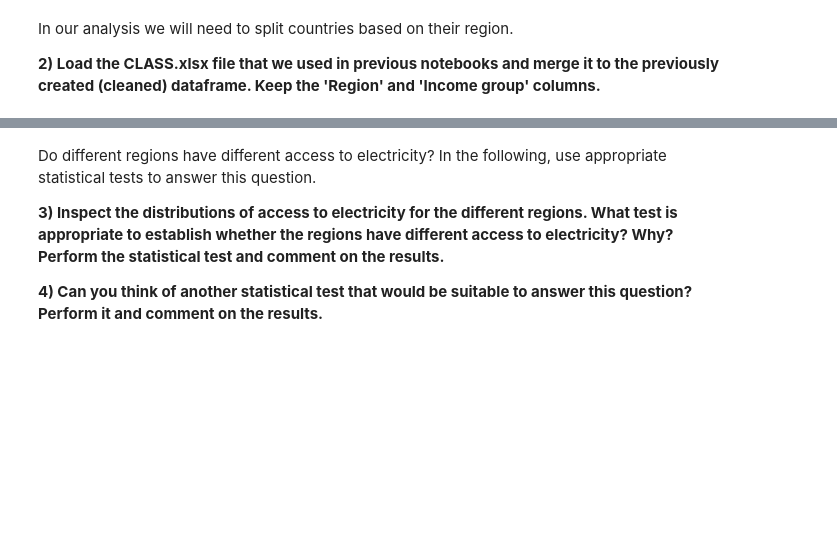
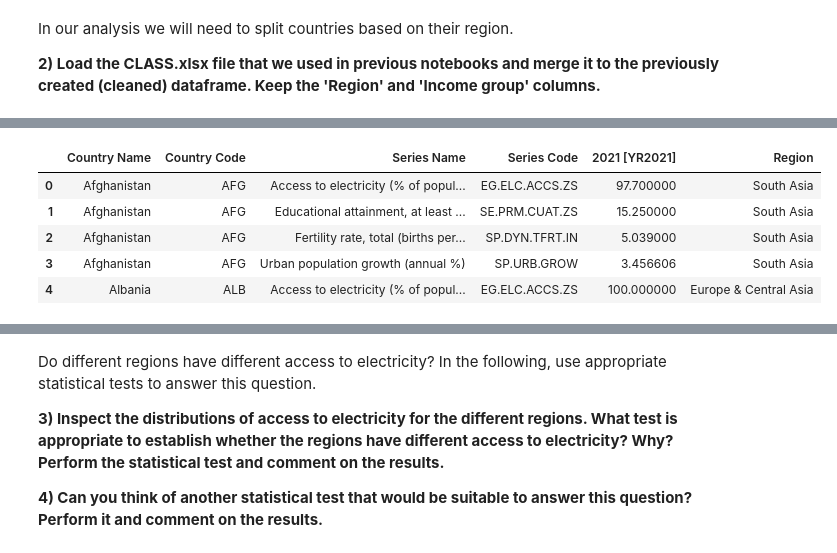
Before and after one commit to connor-richardson/Applied-Statistics-A1, a Jupyter notebook: take_home_1.ipynb, the cells around one changed output, grey strips where cells are left out. Drawn from its saved outputs; the diff is of its cells as text; code cells hidden in the pictures; blank space fills up the shorter version.

```diff
--- a/take_home_1.ipynb
+++ b/take_home_1.ipynb
@@ -42,0 +79,2 @@ You will be working with variables from the World Development Indicators. Go to
+# %%
+df = df[~df[year].isna()] # remove all nan values
@@ -42,0 +90,3 @@ You will be working with variables from the World Development Indicators. Go to
+# %%
+df = df.astype({year: 'float'}) # turn numeric values to type float
+df.dtypes # let's check the types again
@@ -48,0 +126,11 @@ In our analysis we will need to split countries based on their region.
+# %%
+df = df.merge(df_class[['Code', 'Region']], left_on='Country Code', right_on='Code', how='left')
+df.drop('Code', axis=1, inplace=True)
+df.head()
+# %% [output]
+|  | Country Name | Country Code | Series Name | Series Code | 2021 [YR2021] | Region |
+| 0 | Afghanistan | AFG | Access to electricity (% of popul... | EG.ELC.ACCS.ZS | 97.700000 | South Asia |
+| 1 | Afghanistan | AFG | Educational attainment, at least ... | SE.PRM.CUAT.ZS | 15.250000 | South Asia |
+| 2 | Afghanistan | AFG | Fertility rate, total (births per... | SP.DYN.TFRT.IN | 5.039000 | South Asia |
+| 3 | Afghanistan | AFG | Urban population growth (annual %) | SP.URB.GROW | 3.456606 | South Asia |
+| 4 | Albania | ALB | Access to electricity (% of popul... | EG.ELC.ACCS.ZS | 100.000000 | Europe & Central Asia |
```
Also changed, not shown: parts of 24 cells of this notebook.
